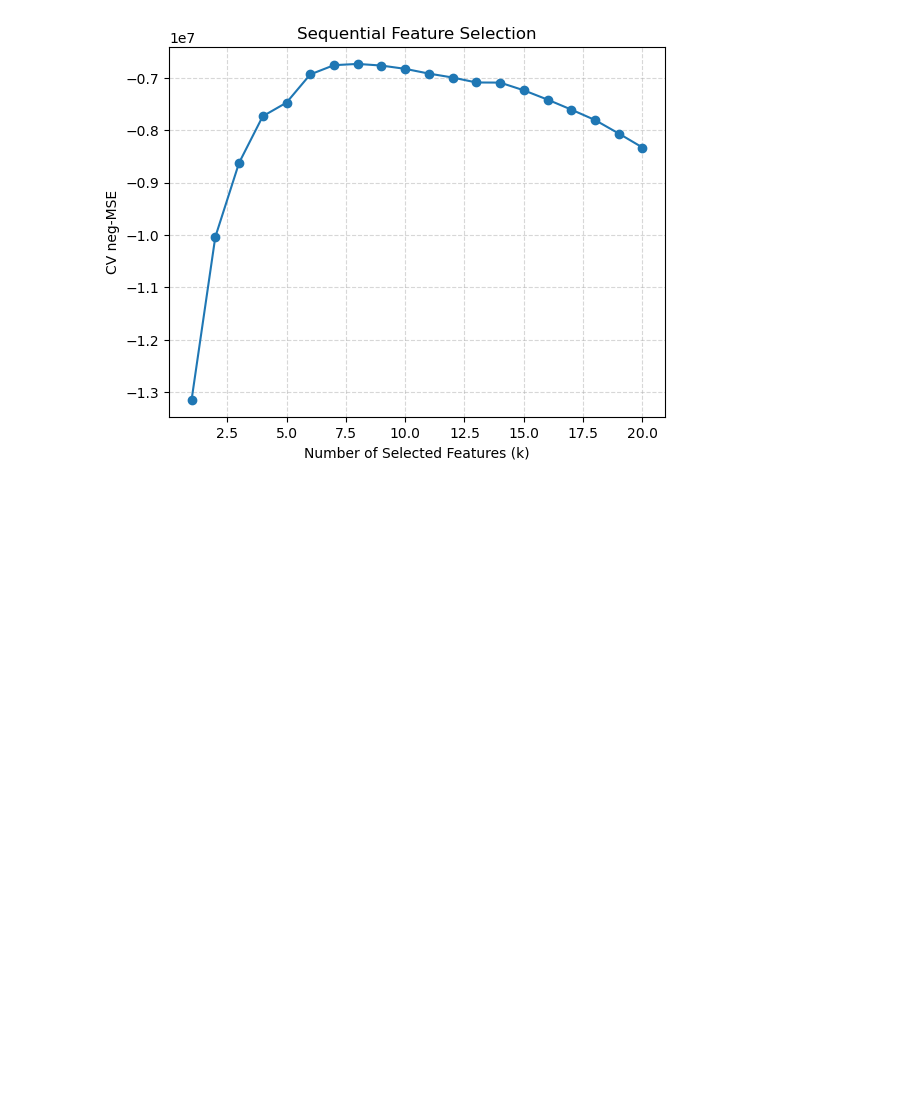
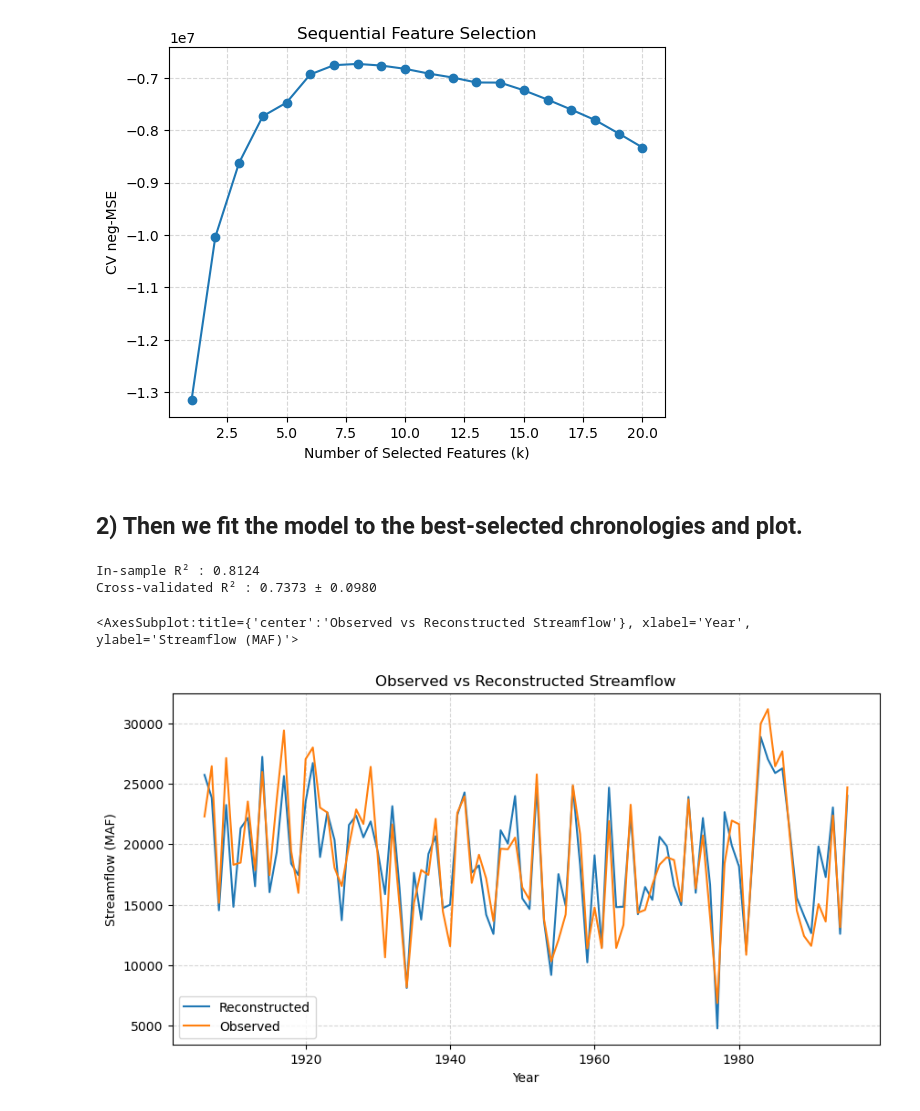
Before and after one commit to Kalharap/py-recon, a Jupyter notebook: example.ipynb, the cells around one changed output. Saved outputs shown, nothing was run; the diff lists cells and outputs as text; code cells hidden in the pictures; blank space fills up the shorter version.

Commit message:
update with stepwise example

```diff
--- a/example.ipynb
+++ b/example.ipynb
@@ -12,7 +12,7 @@ from pyrecon.plotting import plot_full_reconstruction
 # %%
 # ── Loading all the chronologies ─────────────────
 
-excel_path = '../Data/upper-colorado-trees.xls'
+excel_path = 'Data/upper-colorado-trees.xls'
 sheet_name = 'residual chrons'
 header_row = 1
 
@@ -54,7 +54,7 @@ df_years = df_years.set_index('YEAR')
 # %%
 # ── Load measured streamflow ──────────────
 
-nf = pd.read_excel('../Data/guage data.xlsx', header=2, index_col=0)
+nf = pd.read_excel('Data/guage data.xlsx', header=2, index_col=0)
 nf = nf.iloc[:, [0]]
 nf = nf.loc[calib_start:calib_end]
 
@@ -86,3 +88,15 @@ Number of chrons : 8
 Best chrons: ['DJM', 'DOU', 'PUM', 'RED', 'RIF', 'SAR', 'TRG', 'WIL']
 CV neg-MSE: -6729104.0333 ± 1884005.2328
 [figure]
+# %% [markdown]
+## 2) Then we fit the model to the best-selected chronologies and plot.
+# %%
+X_best = X_calib[best_chrons]
+pipe, recon, r2_in, cv_scores= observed_vs_stepwise_regression(X_best, y_calib)
+plot_observed_vs_reconstructed(X_calib.index, recon, y_calib, ylabel='Streamflow (MAF)',
+                               xlabel='Year',title ='Observed vs Reconstructed Streamflow')
+# %% [output]
+In-sample R² : 0.8124
+Cross-validated R² : 0.7373 ± 0.0980
+<AxesSubplot:title={'center':'Observed vs Reconstructed Streamflow'}, xlabel='Year', ylabel='Streamflow (MAF)'>
+[figure, added]
```
Also changed, not shown: parts of 5 cells of this notebook.
